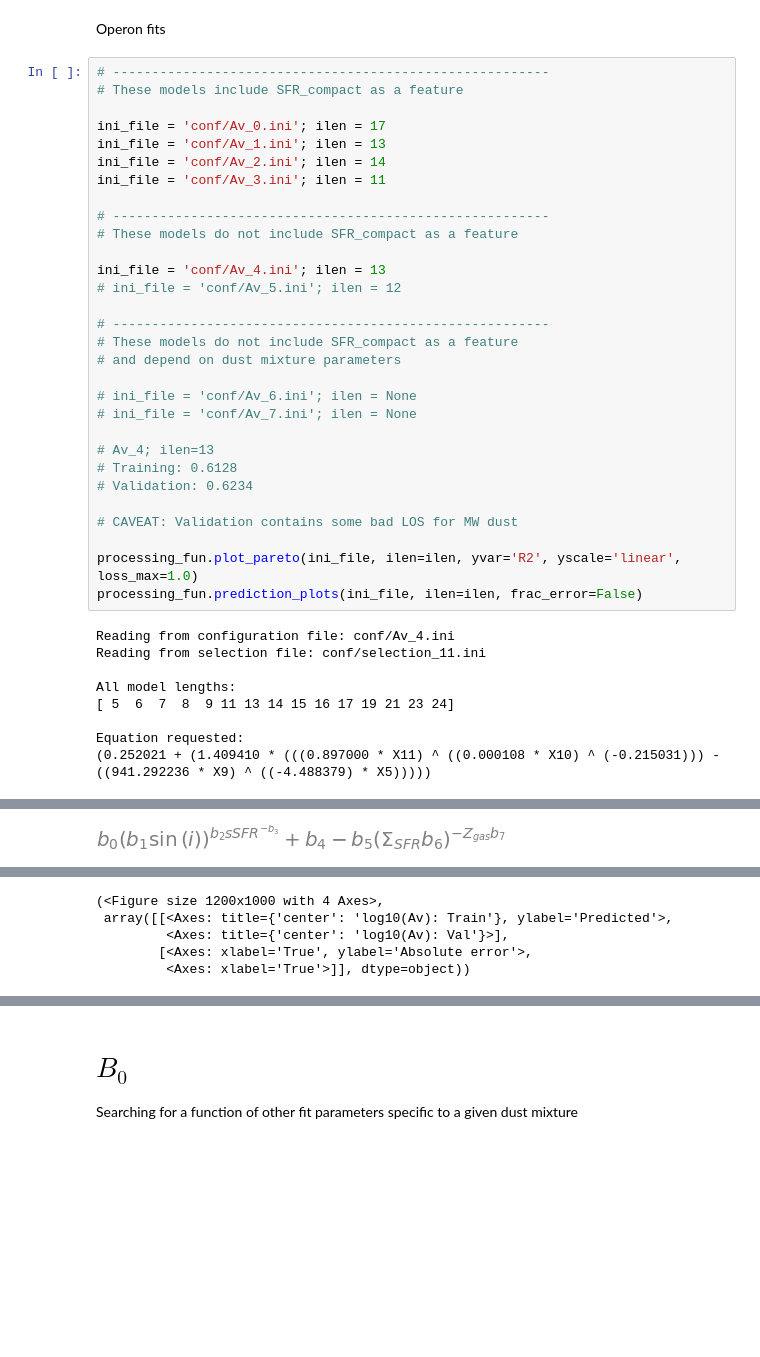
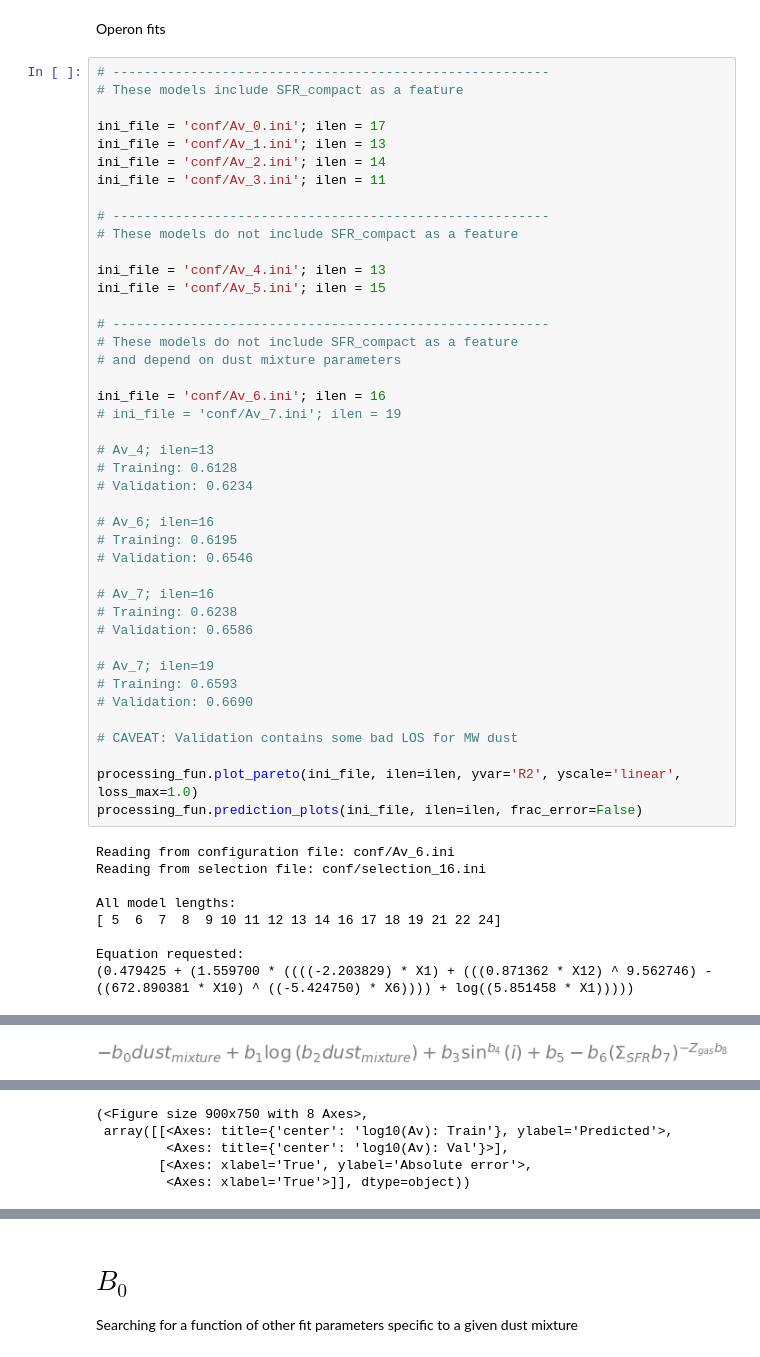
Before and after one commit to maho3/iob-attenuation, a Jupyter notebook: gal_props/gal_prop_results.ipynb, the cells around one changed output, grey strips where cells are left out. Saved outputs shown, nothing was run; the diff lists cells and outputs as text; blank space fills up the shorter version.

```diff
--- a/gal_props/gal_prop_results.ipynb
+++ b/gal_props/gal_prop_results.ipynb
@@ -91,29 +106,41 @@ ini_file = 'conf/Av_3.ini'; ilen = 11
 # These models do not include SFR_compact as a feature
 
 ini_file = 'conf/Av_4.ini'; ilen = 13
-# ini_file = 'conf/Av_5.ini'; ilen = 12
+ini_file = 'conf/Av_5.ini'; ilen = 15
 
 # --------------------------------------------------------
 # These models do not include SFR_compact as a feature
 # and depend on dust mixture parameters
 
-# ini_file = 'conf/Av_6.ini'; ilen = None
-# ini_file = 'conf/Av_7.ini'; ilen = None
+ini_file = 'conf/Av_6.ini'; ilen = 16
+# ini_file = 'conf/Av_7.ini'; ilen = 19
 
 # Av_4; ilen=13
 # Training: 0.6128
 # Validation: 0.6234
 
+# Av_6; ilen=16
+# Training: 0.6195
+# Validation: 0.6546
+
+# Av_7; ilen=16
+# Training: 0.6238
+# Validation: 0.6586
+
+# Av_7; ilen=19
+# Training: 0.6593
+# Validation: 0.6690
+
 # CAVEAT: Validation contains some bad LOS for MW dust
 
 processing_fun.plot_pareto(ini_file, ilen=ilen, yvar='R2', yscale='linear', loss_max=1.0)
 processing_fun.prediction_plots(ini_file, ilen=ilen, frac_error=False)
 # %% [output]
-Reading from configuration file: conf/Av_4.ini
-Reading from selection file: conf/selection_11.ini
+Reading from configuration file: conf/Av_6.ini
+Reading from selection file: conf/selection_16.ini
 
 All model lengths:
-[ 5  6  7  8  9 11 13 14 15 16 17 19 21 23 24]
+[ 5  6  7  8  9 10 11 12 13 14 16 17 18 19 21 22 24]
 
 Equation requested:
-(0.252021 + (1.409410 * (((0.897000 * X11) ^ ((0.000108 * X10) ^ (-0.215031))) - ((941.292236 * X9) ^ ((-4.488379) * X5)))))
+(0.479425 + (1.559700 * ((((-2.203829) * X1) + (((0.871362 * X12) ^ 9.562746) - ((672.890381 * X10) ^ ((-5.424750) * X6)))) + log((5.851458 * X1)))))
@@ -120,3 +148,3 @@ Equation requested:
 Warning: galaxy_id_prop not in param_dict, using original name
-[figure, old version]
+[figure, new version]
 Latex version:
@@ -138,4 +170,4 @@ Reading from selection file: conf/selection_11.ini
-(<Figure size 1200x1000 with 4 Axes>,
+(<Figure size 900x750 with 8 Axes>,
  array([[<Axes: title={'center': 'log10(Av): Train'}, ylabel='Predicted'>,
          <Axes: title={'center': 'log10(Av): Val'}>],
         [<Axes: xlabel='True', ylabel='Absolute error'>,
```
Also changed, not shown: parts of 17 cells of this notebook, 8 other files.
